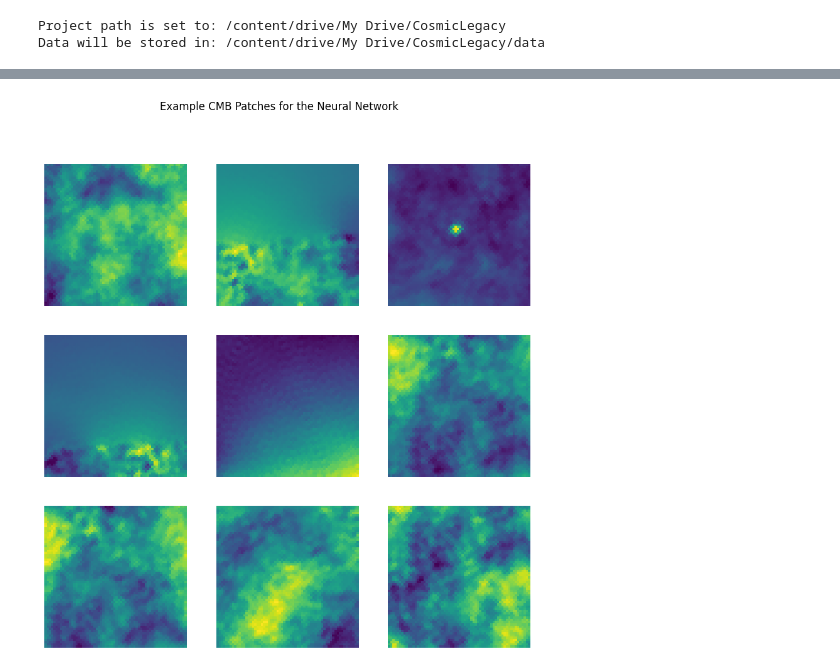
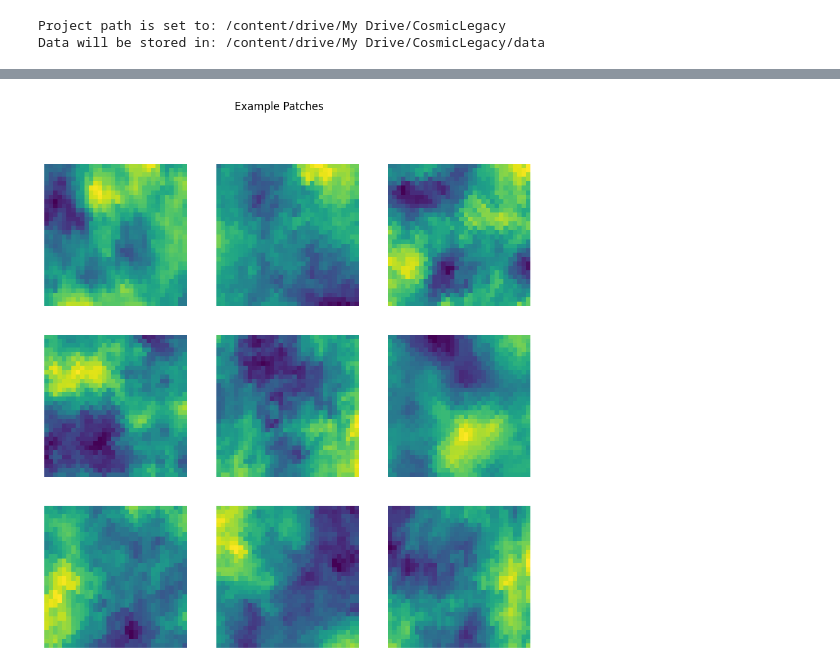
Before and after one commit to petrova-cosmo/CosmicLegacy, a Jupyter notebook: notebooks/01_CMB_Data_Exploration.ipynb, the cells around one changed output, grey strips where cells are left out. Drawn from its saved outputs; the diff is of its cells as text; code cells hidden in the pictures.

```diff
--- a/notebooks/01_CMB_Data_Exploration.ipynb
+++ b/notebooks/01_CMB_Data_Exploration.ipynb
@@ -127,35 +177,71 @@ Standard neural networks require 2D images as input. Here, we project small regi
 # %%
-# --- Patch Generation Parameters & Loop ---
-patch_resolution_pixels = 64
-num_patches_to_generate = 5000
+# --- Patch Generation Parameters ---
+patch_resolution_pixels = 32
+num_patches_to_generate = 1000
 patch_dataset = []
+# CORRECTED the function name from get_side to get_nside
 nside = hp.get_nside(cmb_map_I)
 
-print(f"Starting patch generation for {num_patches_to_generate} patches...")
-progress_bar = tqdm(total=num_patches_to_generate, desc="Generating Patches")
+print("Finding valid (unmasked) pixel indices for sampling...")
+good_indices = np.where(galactic_mask == 1.0)[0]
+print(f"Found {len(good_indices)} valid pixels to sample from.")
 
-while len(patch_dataset) < num_patches_to_generate:
-    random_pixel_index = np.random.randint(hp.nside2npix(nside))
-    projected_map = hp.gnomview(
-        cmb_map_I, rot=hp.pix2ang(nside, random_pixel_index),
-        xsize=patch_resolution_pixels, reso=1.5,
-        return_projected_map=True, no_plot=True
+
+print(f"\nStarting FINAL patch generation with size {patch_resolution_pixels}x{patch_resolution_pixels}...")
+max_attempts = num_patches_to_generate * 20
+progress_bar = tqdm(range(max_attempts), desc="Searching for Patches", unit="attempts")
+
+for _ in progress_bar:
+    if len(patch_dataset) >= num_patches_to_generate:
+        progress_bar.n = max_attempts
+        break
+
+    random_pixel_index = np.random.choice(good_indices)
+
+    # --- CORRECT COORDINATE TRANSFORMATION ---
+    theta, phi = hp.pix2ang(nside, random_pixel_index)
+    lon_deg = np.rad2deg(phi)
+    lat_deg = 90.0 - np.rad2deg(theta)
+    rot_params = (lon_deg, lat_deg)
+
+    # --- Project-then-check method ---
+    mask_patch = hp.gnomview(
+        galactic_mask,
+        rot=rot_params,
+        xsize=patch_resolution_pixels,
+        reso=1.5,
+        return_projected_map=True,
+        no_plot=True
     )
-    if np.min(projected_map) > -1e30:
-        patch_dataset.append(projected_map)
-        progress_bar.update(1)
+
+    if np.min(mask_patch) > 0.99:
+        cmb_patch = hp.gnomview(
+            cmb_map_I,
+            rot=rot_params,
+            xsize=patch_resolution_pixels,
+            reso=1.5,
+            return_projected_map=True,
+            no_plot=True
+        )
+        patch_dataset.append(cmb_patch)
 
 progress_bar.close()
+
 patch_dataset = np.array(patch_dataset)
-print(f"\nFinished generation. Final dataset shape: {patch_dataset.shape}")
+print(f"\nFinished generation. Successfully generated {len(patch_dataset)} patches.")
+print(f"Final dataset shape: {patch_dataset.shape}")
 
-# --- Visualize a Few Example Patches ---
+# --- Visualize ---
 print("Displaying a few example patches...")
 plt.figure(figsize=(10, 10))
-for i in range(9):
-    plt.subplot(3, 3, i + 1)
-    plt.imshow(patch_dataset[i], cmap='viridis')
-    plt.axis('off')
-plt.suptitle("Example CMB Patches for the Neural Network")
-plt.show()
+num_to_plot = min(9, len(patch_dataset))
+if num_to_plot > 0:
+    for i in range(num_to_plot):
+        plt.subplot(3, 3, i + 1)
+        plt.imshow(patch_dataset[i], cmap='viridis')
+        plt.axis('off')
+    plt.suptitle(f"Example Patches")
+    plt.show()
+else:
+    print("No valid patches were generated.")
 # %% [output]
@@ -164,2 +254,2 @@ Finished generation. Final dataset shape: (5000, 64, 64)
 Displaying a few example patches...
-[figure, old version]
+[figure, new version]
```
Also changed, not shown: parts of 21 cells of this notebook, 7 other files.
